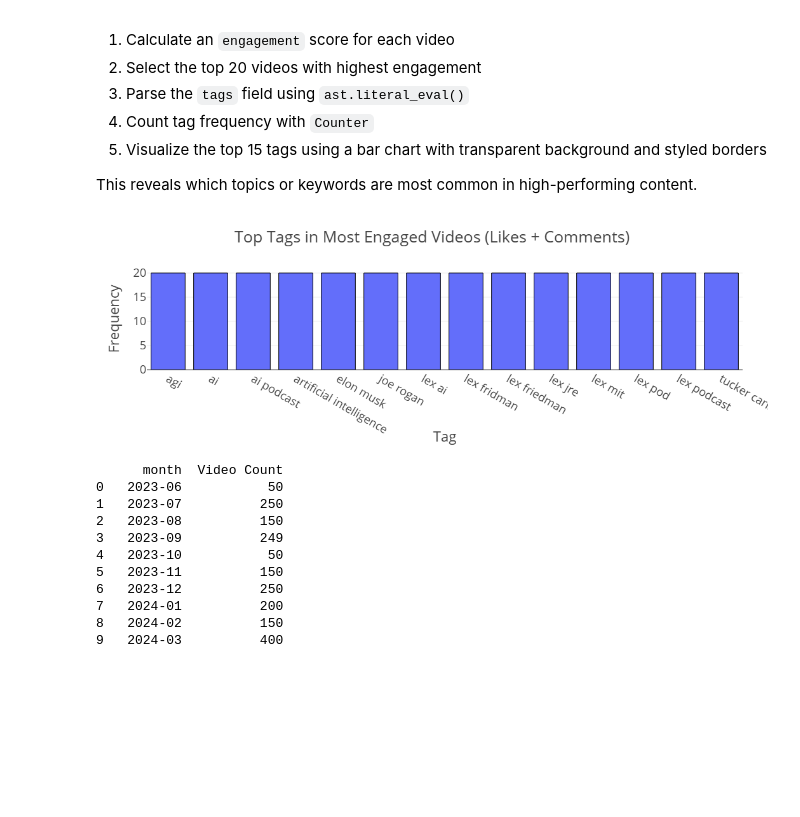
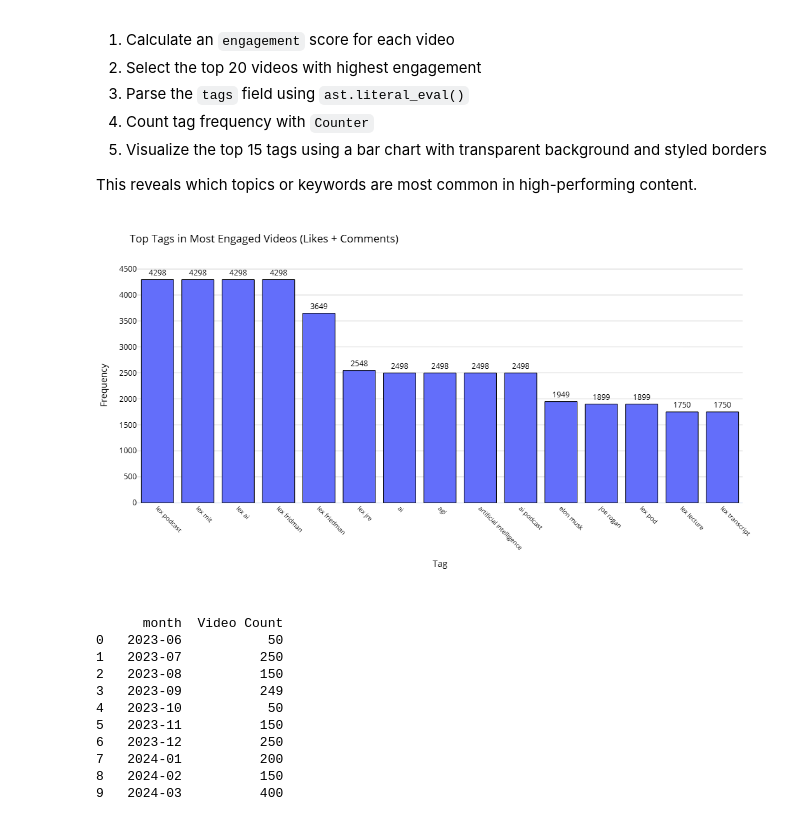
Before and after one commit to ashulahishimwe/youTube_Channel_project, a Jupyter notebook: Notebooks/Data_Analysis.ipynb, the cells around one changed output. Saved outputs shown, nothing was run; the diff lists cells and outputs as text; code cells hidden in the pictures; blank space fills up the shorter version.

```diff
--- a/Notebooks/Data_Analysis.ipynb
+++ b/Notebooks/Data_Analysis.ipynb
@@ -611,30 +607,58 @@ We identify the most frequently used tags in the top 20 most engaged videos (bas
 This reveals which topics or keywords are most common in high-performing content.
 # %%
 import ast
+from collections import Counter
+import plotly.express as px
 
-tag_counter = Counter(engaged_tags)
+# Flatten all tags into a single list
+all_tags = [tag for sublist in merged_df['tags'].apply(ast.literal_eval) for tag in sublist]
+
+# Count tag frequencies
+tag_counter = Counter(all_tags)
+
+# Convert to DataFrame
 tag_df = pd.DataFrame(tag_counter.items(), columns=['Tag', 'Count']).sort_values(by='Count', ascending=False)
 
-# Plot
-fig = px.bar(tag_df.head(15), x='Tag', y='Count',
+# Plot - improved version
+fig = px.bar(tag_df.head(15),
+             x='Tag',
+             y='Count',
              title='Top Tags in Most Engaged Videos (Likes + Comments)',
-             color_discrete_sequence=["#636EFA"])
+             height=600,
+             width=900,
+             color_discrete_sequence=["#636EFA"],
+             text='Count')
 
-fig.update_traces(marker_line_color='black', marker_line_width=1)
-fig.update_layout(template='presentation',
-                  xaxis_title='Tag',
-                  yaxis_title='Frequency',
-                  margin=dict(t=80, r=40, b=120),
-                  paper_bgcolor='rgba(0,0,0,0)',
-                  plot_bgcolor='rgba(0,0,0,0)')
+fig.update_traces(
+    marker_line_color='black',
+    marker_line_width=1,
+    textposition='outside',
+    textfont_size=12
+)
 
-# Show and save
+fig.update_layout(
+    template='plotly_white',
+    xaxis_title='Tag',
+    yaxis_title='Frequency',
+    margin=dict(t=80, r=40, b=150, l=60),
+    paper_bgcolor='white',
+    plot_bgcolor='white',
+    xaxis_tickangle=45,
+    font=dict(size=12, color='black'),
+    coloraxis_showscale=False
+)
+
+fig.update_xaxes(tickfont=dict(size=10))
+fig.update_yaxes(gridcolor='lightgrey')
+
 fig.show()
+
+# Optional: Save to file
 fig.write_image(os.path.join(results_dir, 'top_tags_engaged_videos.jpg'))
 fig.write_image(os.path.join(results_dir, 'top_tags_engaged_videos.png'))
 fig.write_html(os.path.join(results_dir, 'top_tags_engaged_videos.html'))
 # %% [output]
-[figure, old version]
+[figure, new version]
 # %%
 print(monthly_counts)
 # %% [output]
```
Also changed, not shown: parts of 12 cells of this notebook, 50 other files.
